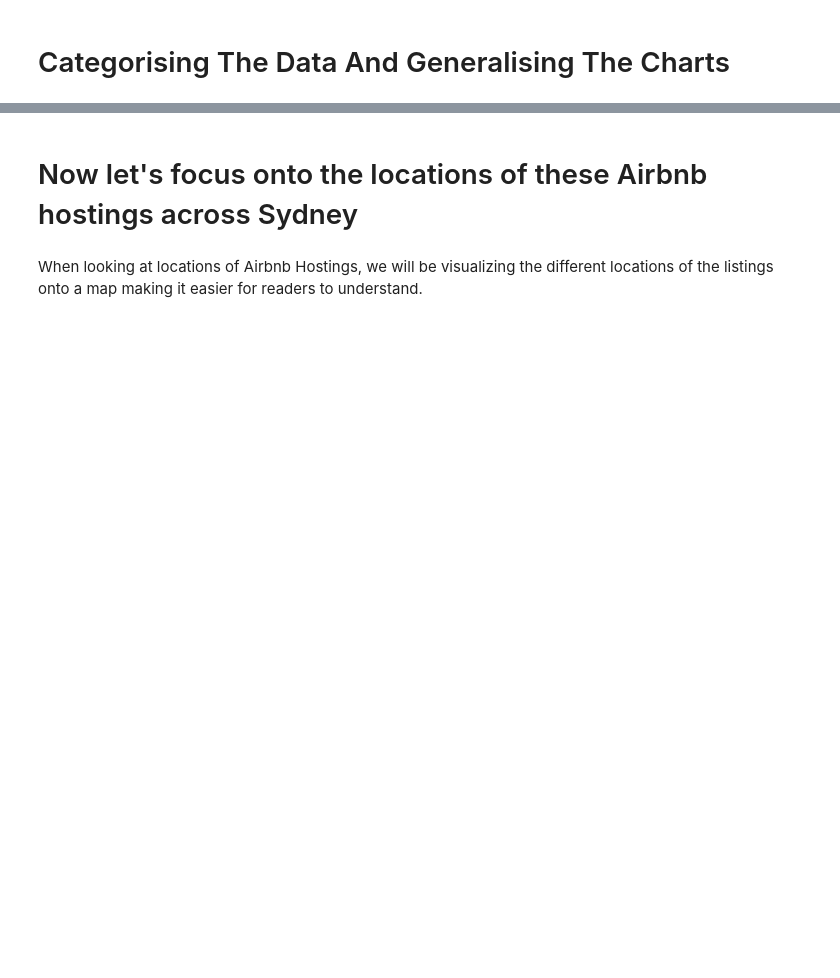
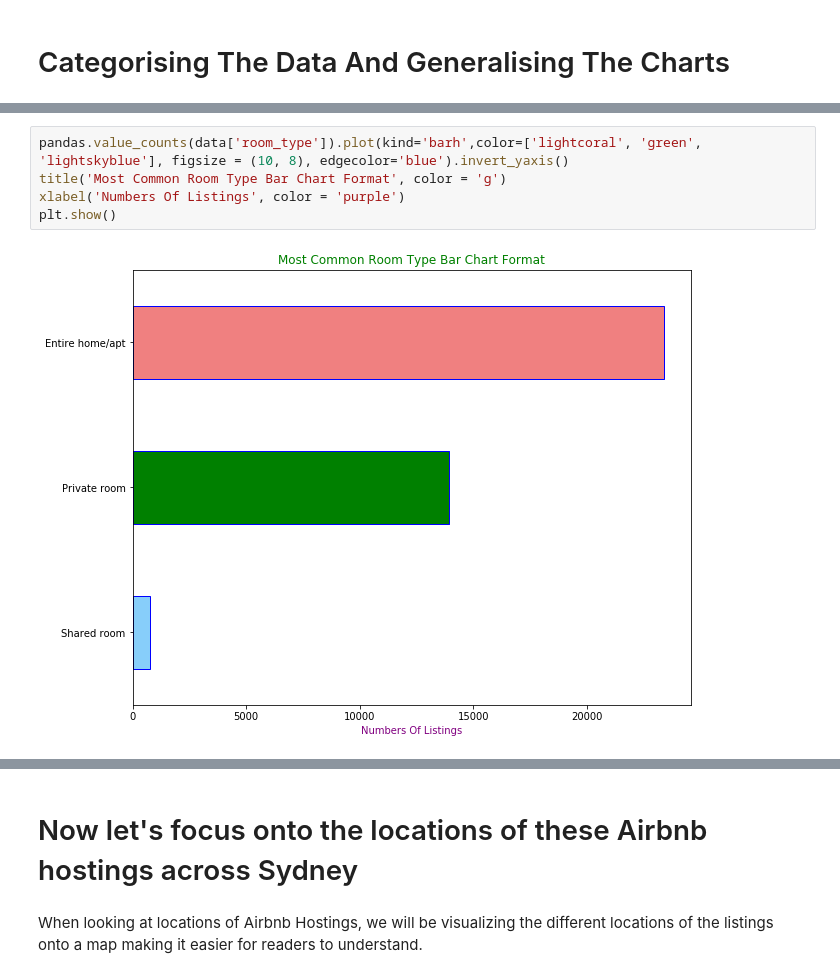
Before and after one commit to nghugo88/OpenDataProject, a Jupyter notebook: Data Analysis Main.ipynb, the cells around one changed output, grey strips where cells are left out. Saved outputs shown, nothing was run; the diff lists cells and outputs as text; blank space fills up the shorter version.

```diff
--- a/Data Analysis Main.ipynb
+++ b/Data Analysis Main.ipynb
@@ -119,0 +168,7 @@ plt.grid(linestyle=':', linewidth=1)
+# %%
+pandas.value_counts(data['room_type']).plot(kind='barh',color=['lightcoral', 'green', 'lightskyblue'], figsize = (10, 8), edgecolor='blue').invert_yaxis()
+title('Most Common Room Type Bar Chart Format', color = 'g')
+xlabel('Numbers Of Listings', color = 'purple')
+plt.show()
+# %% [output]
+[figure, added]
```
Also changed, not shown: parts of 78 cells of this notebook, 1 other file.
